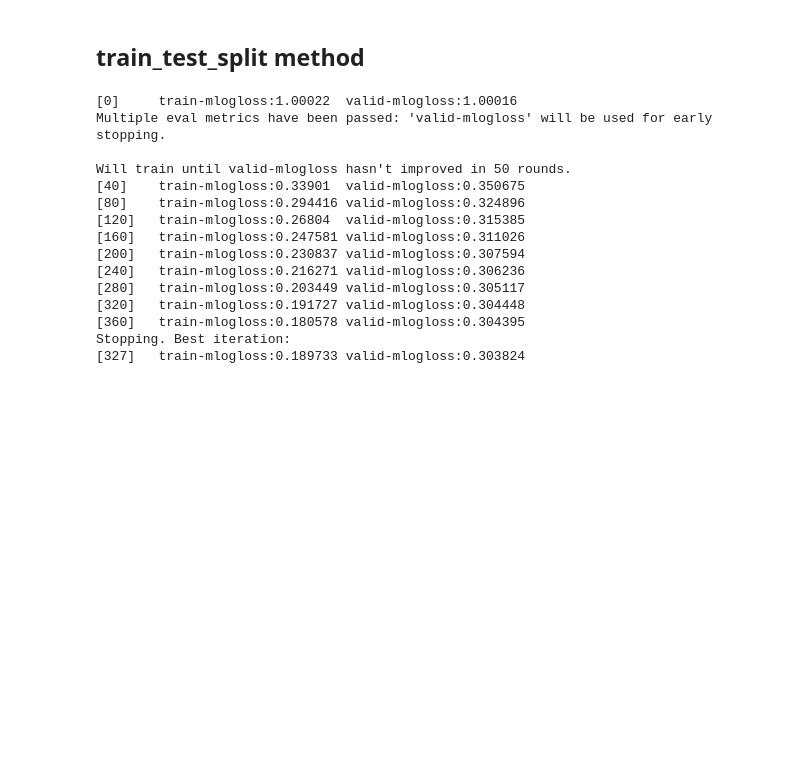
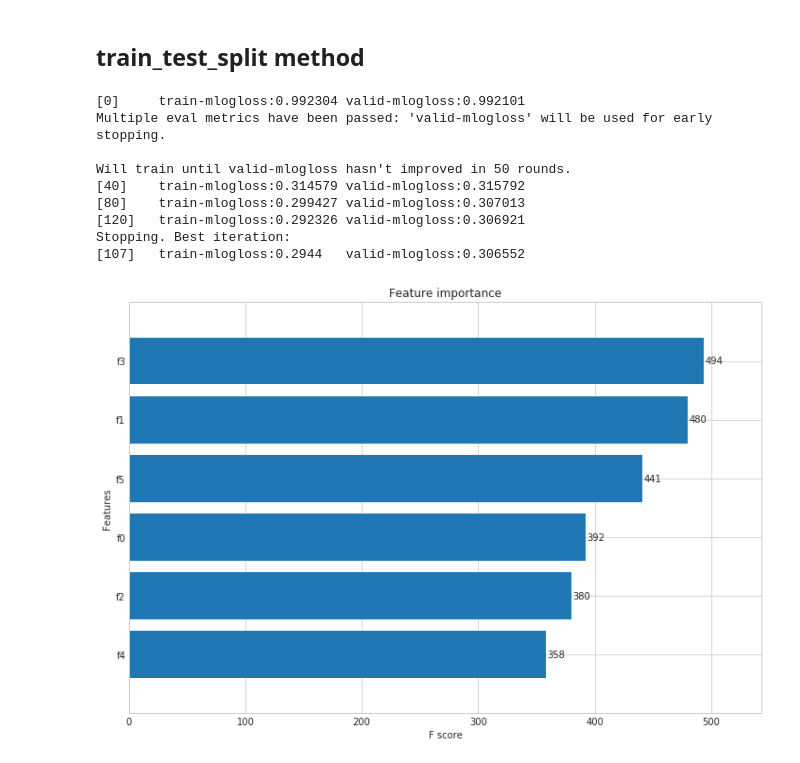
Before and after one commit to GuidoPaul/KaggleCompetitions, a Jupyter notebook: Spooky_Author_Identification/src/main.ipynb, the cells around one changed output. Cells and saved outputs as stored; diff of their text form; code cells hidden in the pictures; blank space fills up the shorter version.

```diff
--- a/Spooky_Author_Identification/src/main.ipynb
+++ b/Spooky_Author_Identification/src/main.ipynb
@@ -1212,0 +1250,12 @@ Confusion matrix, without normalization
+# %%
+train_2 = train[['EAP_markov_' + str(order), 'HPL_markov_' + str(order), 'MWS_markov_' + str(order)]]
+train_t = np.concatenate((pred_train, np.array(train_2)), axis=1)
+print(train_t[:10])
+
+test_2 = test[['EAP_markov_' + str(order), 'HPL_markov_' + str(order), 'MWS_markov_' + str(order)]]
+test_t = np.concatenate((pred_full_test, np.array(test_2)), axis=1)
+print(test_t[:10])
+
+
+train_t = pred_train
+test_t = pred_full_test
@@ -1216,13 +1286,13 @@ Confusion matrix, without normalization
 from sklearn.model_selection import train_test_split
 
 xtrain, xval, ytrain, yval = train_test_split(
-    x_train.values, y_train, test_size=0.2, random_state=2017)
+    train_t, y_train, test_size=0.2, random_state=2017)
 dtrain = xgb.DMatrix(xtrain, label=ytrain)
 dval = xgb.DMatrix(xval, label=yval)
-dtest = xgb.DMatrix(x_test.values)
+dtest = xgb.DMatrix(test_t)
 watchlist = [(dtrain, 'train'), (dval, 'valid')]
 
-model = xgb.train(
+model_2 = xgb.train(
     xgb_param,
     dtrain,
     2000,
@@ -1231,19 +1301,13 @@ model = xgb.train(
     maximize=False,
     verbose_eval=40)
 # %% [output]
-[0]     train-mlogloss:1.00022  valid-mlogloss:1.00016
+[0]     train-mlogloss:0.992304 valid-mlogloss:0.992101
 Multiple eval metrics have been passed: 'valid-mlogloss' will be used for early stopping.
 
 Will train until valid-mlogloss hasn't improved in 50 rounds.
-[40]    train-mlogloss:0.33901  valid-mlogloss:0.350675
-[80]    train-mlogloss:0.294416 valid-mlogloss:0.324896
-[120]   train-mlogloss:0.26804  valid-mlogloss:0.315385
-[160]   train-mlogloss:0.247581 valid-mlogloss:0.311026
-[200]   train-mlogloss:0.230837 valid-mlogloss:0.307594
-[240]   train-mlogloss:0.216271 valid-mlogloss:0.306236
-[280]   train-mlogloss:0.203449 valid-mlogloss:0.305117
-[320]   train-mlogloss:0.191727 valid-mlogloss:0.304448
-[360]   train-mlogloss:0.180578 valid-mlogloss:0.304395
+[40]    train-mlogloss:0.314579 valid-mlogloss:0.315792
+[80]    train-mlogloss:0.299427 valid-mlogloss:0.307013
+[120]   train-mlogloss:0.292326 valid-mlogloss:0.306921
 Stopping. Best iteration:
-[327]   train-mlogloss:0.189733 valid-mlogloss:0.303824
+[107]   train-mlogloss:0.2944   valid-mlogloss:0.306552
 # %%
@@ -1255,0 +1320,11 @@ out_df.to_csv("../result/submission-20171127-tmp.csv", index=False)
+# %%
+fig, ax = plt.subplots(figsize=(12, 8))
+xgb.plot_importance(
+    dict(
+        sorted(model_2.get_fscore().items(), reverse=True, key=lambda x: x[1])
+        [:20]),
+    ax=ax,
+    height=0.8)
+plt.show()
+# %% [output]
+[figure, added]
```
Also changed, not shown: parts of 16 cells of this notebook.
